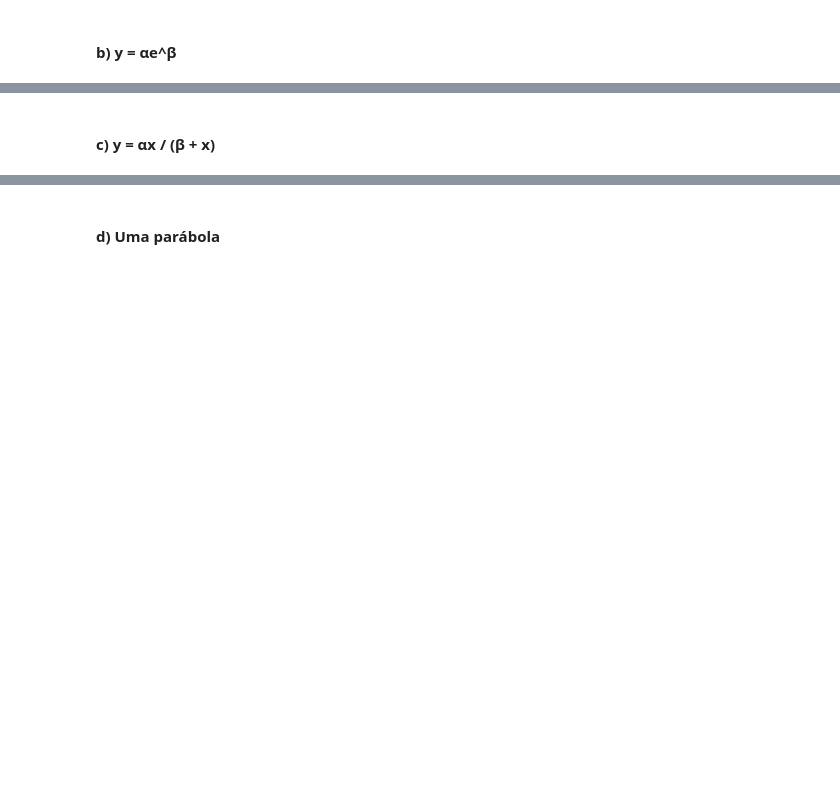
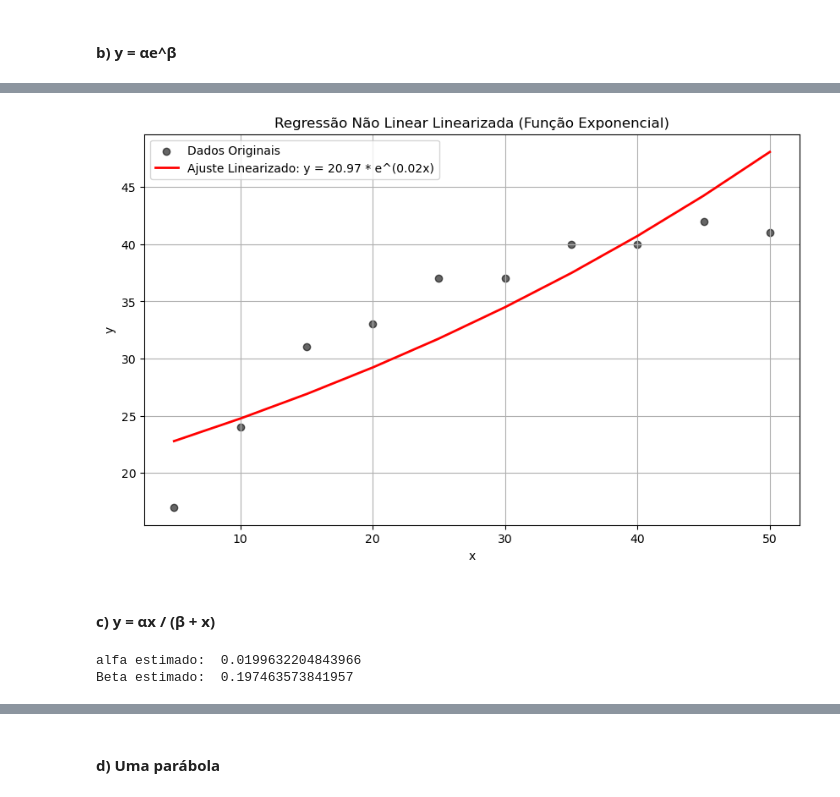
Before and after one commit to igorssant/metodos_numericos, a Jupyter notebook: regressao/src/main.ipynb, the cells around one changed output, grey strips where cells are left out. Drawn from its saved outputs; the diff is of its cells as text; code cells hidden in the pictures; blank space fills up the shorter version.

```diff
--- a/regressao/src/main.ipynb
+++ b/regressao/src/main.ipynb
@@ -33,2 +76,23 @@ Coeficiente de determinação:  0.07535758855716614
+# %%
+plt.figure(figsize=(10, 6))
+plt.scatter(x, y, label="Dados Originais", color="black", alpha=0.6)
+plt.plot(x, (a0 * np.exp(a1 * x)), color="red", linewidth=2,
+         label=f"Ajuste Linearizado: y = {a0:.2f} * e^({a1:.2f}x)")
+plt.title("Regressão Não Linear Linearizada (Função Exponencial)")
+plt.xlabel("x")
+plt.ylabel("y")
+plt.grid(True)
+plt.legend()
+plt.show()
+# %% [output]
+[figure, added]
 # %% [markdown]
 #### c) y = αx / (β + x)
+# %%
+x_div :NDArray = 1 / x
+y_div :NDArray = 1 / y
+alfa_estimado, beta_estimado, erro_padrao_estimativa, r2 = linear_regression(x_div, y_div)
+print("alfa estimado: ", alfa_estimado, "\nBeta estimado: ", beta_estimado)
+# %% [output]
+alfa estimado:  0.0199632204843966
+Beta estimado:  0.197463573841957
```
Also changed, not shown: parts of 11 cells of this notebook.
